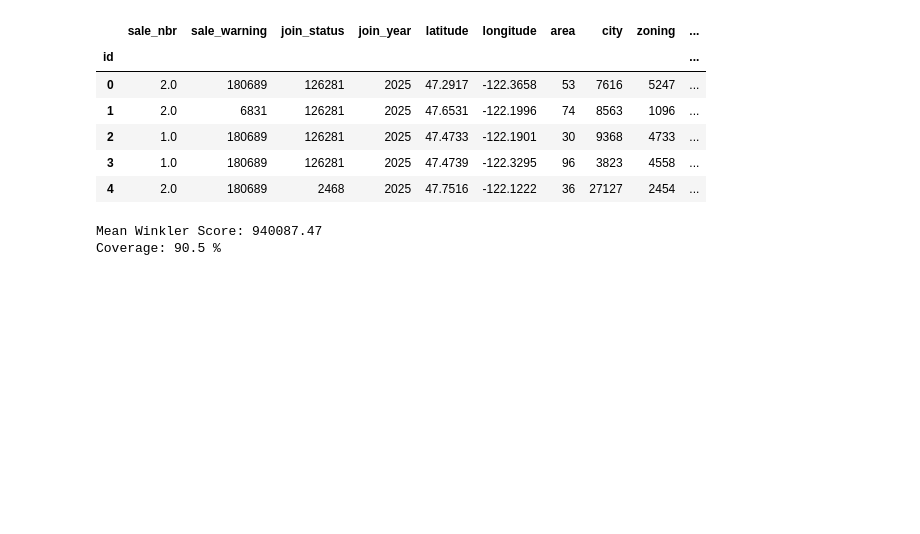
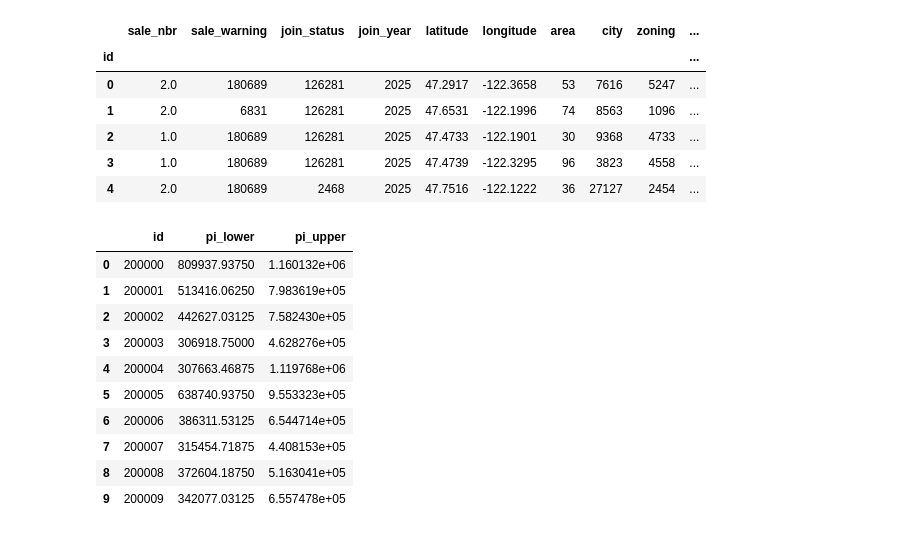
Before and after one commit to sjain600/Kaggle-Calories, a Jupyter notebook: rfquantile-base-model-v2.ipynb, the cells around one changed output. Saved outputs shown, nothing was run; the diff lists cells and outputs as text; code cells hidden in the pictures; blank space fills up the shorter version.

Commit message:
Kaggle Notebook |  GBR base model - V1 | Version 1

```diff
--- a/rfquantile-base-model-v2.ipynb
+++ b/rfquantile-base-model-v2.ipynb
@@ -236,3 +237,9 @@ y = X.pop('sale_price')
 X_test = test.copy()
 
 X_train, X_valid, y_train, y_valid = train_test_split(X, y, train_size=0.55, random_state=30)
+# %%
+params = {
+    'n_estimators': 300,
+    'max_depth': 4,
+    'learning_rate': 0.05
+}
@@ -262,21 +277,33 @@ y_pred = pd.DataFrame(y_pred, columns=['pi_lower', 'pi_upper'])
-# %%
-mws, coverage = winkler_score(
-    y_valid,
-    y_pred['pi_lower'],
-    y_pred['pi_upper'],
-    alpha=alpha,
-    return_coverage=True
-)
-
-print("Mean Winkler Score:", round(mws, 2))
-print("Coverage:", round(coverage * 100, 1), "%")
-# %% [output]
-Mean Winkler Score: 940087.47
-Coverage: 90.5 %
+# %%
+lower_model = XGBRegressor(
+    objective="reg:quantileerror",
+    quantile_alpha=0.05,
+    **params,
+).fit(X, y)
+
+upper_model = XGBRegressor(
+    objective="reg:quantileerror",
+    quantile_alpha=0.95,
+    **params,
+).fit(X, y)
+# %%
+lower_pi = lower_model.predict(X_test)
+upper_pi = upper_model.predict(X_test)
 # %%
-test_pred = rqr.predict(X_test, quantiles=quantiles)
-
 sub = pd.read_csv('/kaggle/input/prediction-interval-competition-ii-house-price/sample_submission.csv')
-sub['pi_lower'] = test_pred[:, 0]
-sub['pi_upper'] = test_pred[:, 1]
+sub['pi_lower'] = lower_pi
+sub['pi_upper'] = upper_pi
 sub.to_csv('submission.csv', index=False)
+sub.head(10)
+# %% [output]
+|  | id | pi_lower | pi_upper |
+| 0 | 200000 | 809937.93750 | 1.160132e+06 |
+| 1 | 200001 | 513416.06250 | 7.983619e+05 |
+| 2 | 200002 | 442627.03125 | 7.582430e+05 |
+| 3 | 200003 | 306918.75000 | 4.628276e+05 |
+| 4 | 200004 | 307663.46875 | 1.119768e+06 |
+| 5 | 200005 | 638740.93750 | 9.553323e+05 |
+| 6 | 200006 | 386311.53125 | 6.544714e+05 |
+| 7 | 200007 | 315454.71875 | 4.408153e+05 |
+| 8 | 200008 | 372604.18750 | 5.163041e+05 |
+| 9 | 200009 | 342077.03125 | 6.557478e+05 |
```
Also changed, not shown: parts of 5 cells of this notebook.
